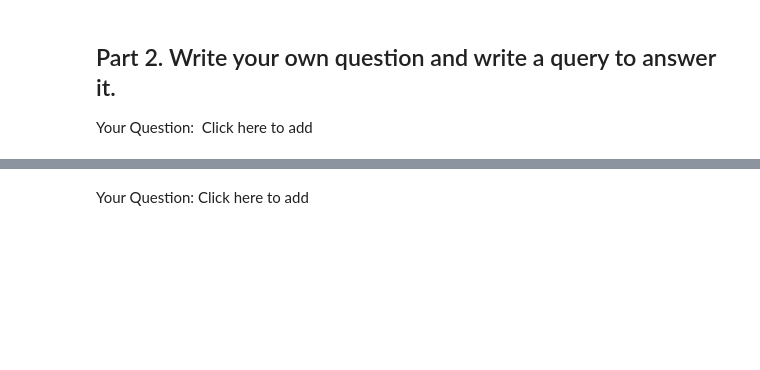
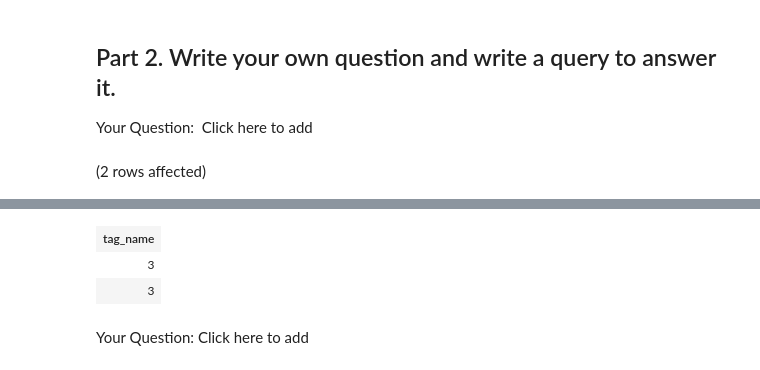
Before and after one commit to HarshalaS6/SQL-Part-1-Studio, a Jupyter notebook: SQL-Part-1-Studio.ipynb, the cells around one changed output, grey strips where cells are left out. Saved outputs shown, nothing was run; the diff lists cells and outputs as text; code cells hidden in the pictures; blank space fills up the shorter version.

```diff
--- a/SQL-Part-1-Studio.ipynb
+++ b/SQL-Part-1-Studio.ipynb
@@ -166,3 +207,8 @@ Question 9: Write a query that returns the number of Authors whose first name is
 Your Question:  Click here to add
 # %%
 -- Add your querry here
+SELECT COUNT tag_name
+FROM BooksDB.dbo.book_tags
+WHERE tag_id = 1
+# %% [output]
+(2 rows affected)
@@ -169,2 +216,5 @@ Your Question:  Click here to add
+| tag_name |
+| 3 |
+| 3 |
 # %% [markdown]
 Your Question: Click here to add
```
Also changed, not shown: parts of 8 cells of this notebook.
